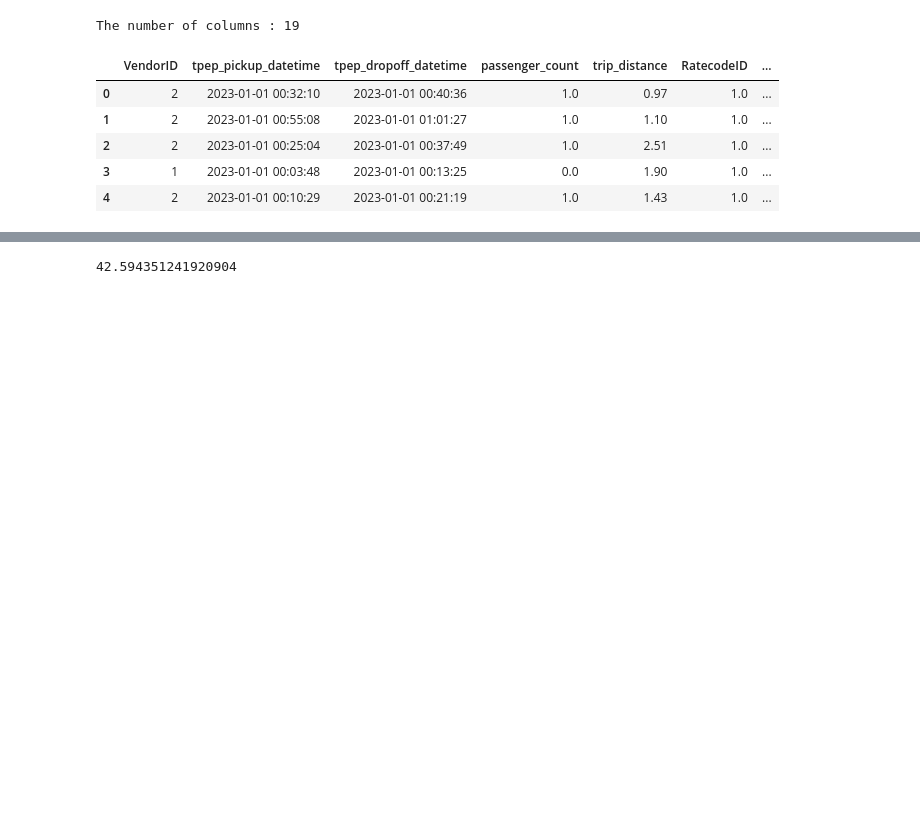
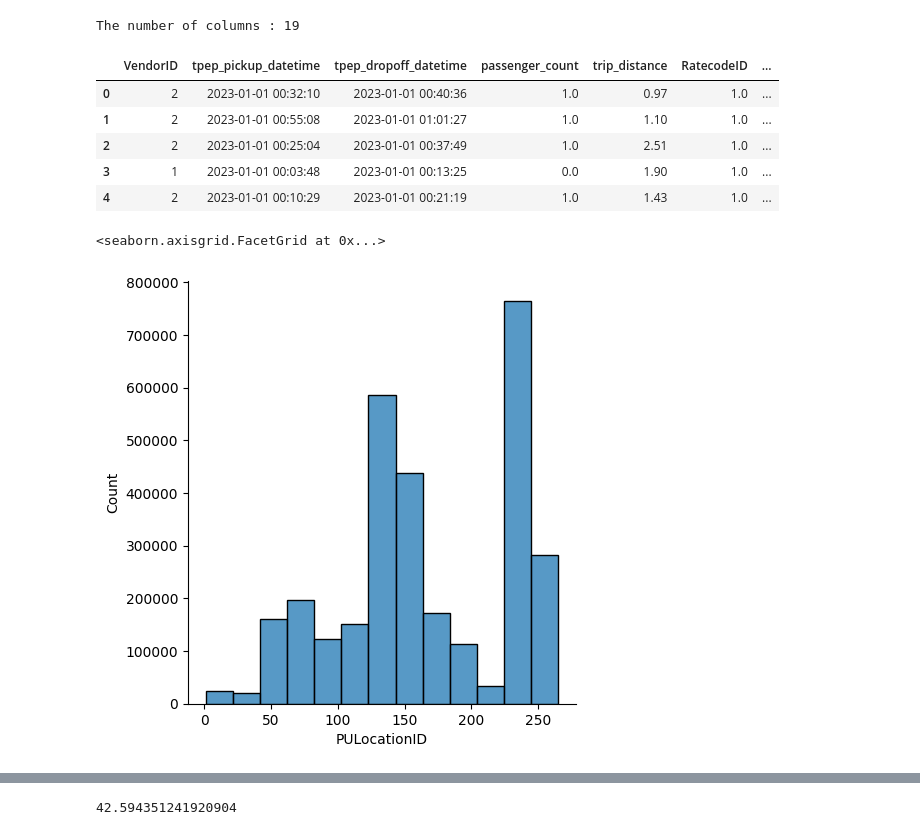
Before and after one commit to kailashsp/mlops, a Jupyter notebook: module_1_hw/duration.ipynb, the cells around one changed output, grey strips where cells are left out. Cells and saved outputs as stored; diff of their text form; code cells hidden in the pictures; blank space fills up the shorter version.

```diff
--- a/module_1_hw/duration.ipynb
+++ b/module_1_hw/duration.ipynb
@@ -30,3 +32,10 @@ taxi_trip_jan.tpep_dropoff_datetime = pd.to_datetime(taxi_trip_jan.tpep_dropoff_
 taxi_trip_jan.tpep_pickup_datetime =  pd.to_datetime(taxi_trip_jan.tpep_pickup_datetime)
 # %%
 taxi_trip_jan['duration'] = (taxi_trip_jan.tpep_dropoff_datetime - taxi_trip_jan.tpep_pickup_datetime).apply(lambda td: td.total_seconds()/60)
+# %%
+taxi_trip_jan.duration = taxi_trip_jan.duration.astype(float)
+# %%
+sns.displot(data=taxi_trip_jan, x="PULocationID",  binwidth=20)
+# %% [output]
+<seaborn.axisgrid.FacetGrid at 0x...>
+[figure, added]
```
Also changed, not shown: parts of 12 cells of this notebook, 29 other files.
